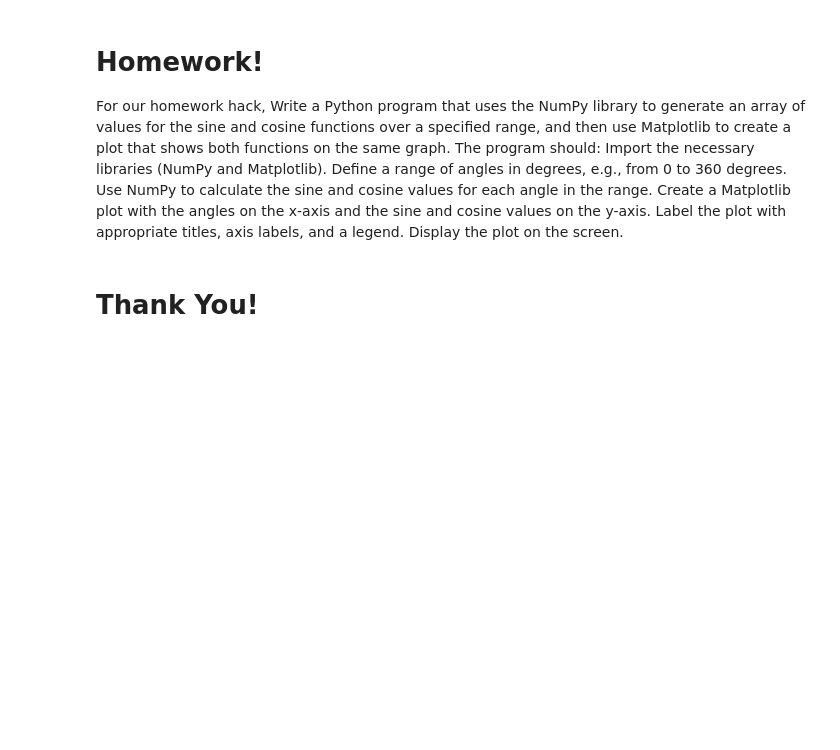
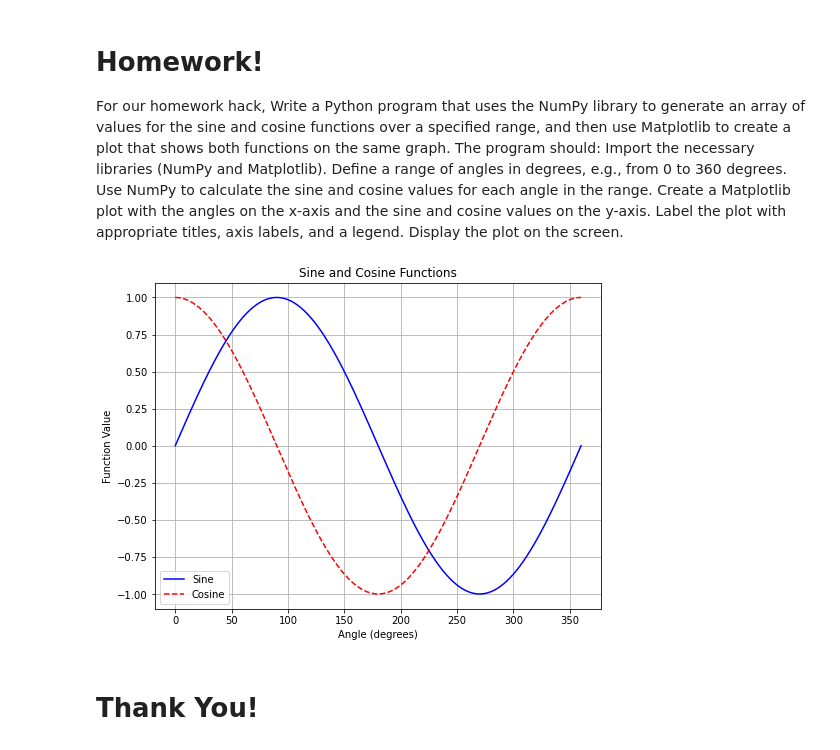
Before and after one commit to Gurbop/CSPBlog2, a Jupyter notebook: _notebooks/2023-10-21-teamteach.ipynb, the cells around one changed output. Drawn from its saved outputs; the diff is of its cells as text; code cells hidden in the pictures; blank space fills up the shorter version.

```diff
--- a/_notebooks/2023-10-21-teamteach.ipynb
+++ b/_notebooks/2023-10-21-teamteach.ipynb
@@ -145,2 +194,24 @@ Display the plot on the screen.
+# %%
+import numpy as np
+import matplotlib.pyplot as plt
+
+angles = np.arange(0, 361, 1)
+angles_radians = np.radians(angles)
+sine_values = np.sin(angles_radians)
+cosine_values = np.cos(angles_radians)
+
+plt.figure(figsize=(8, 6))
+plt.plot(angles, sine_values, label='Sine', linestyle='-', color='blue')
+plt.plot(angles, cosine_values, label='Cosine', linestyle='--', color='red')
+
+plt.title('Sine and Cosine Functions')
+plt.xlabel('Angle (degrees)')
+plt.ylabel('Function Value')
+plt.legend()
+
+plt.grid(True)
+plt.show()
+# %% [output]
+[figure, added]
 # %% [markdown]
 <h1>Thank You!</h1>
```
Also changed, not shown: parts of 8 cells of this notebook, 2 other files.
